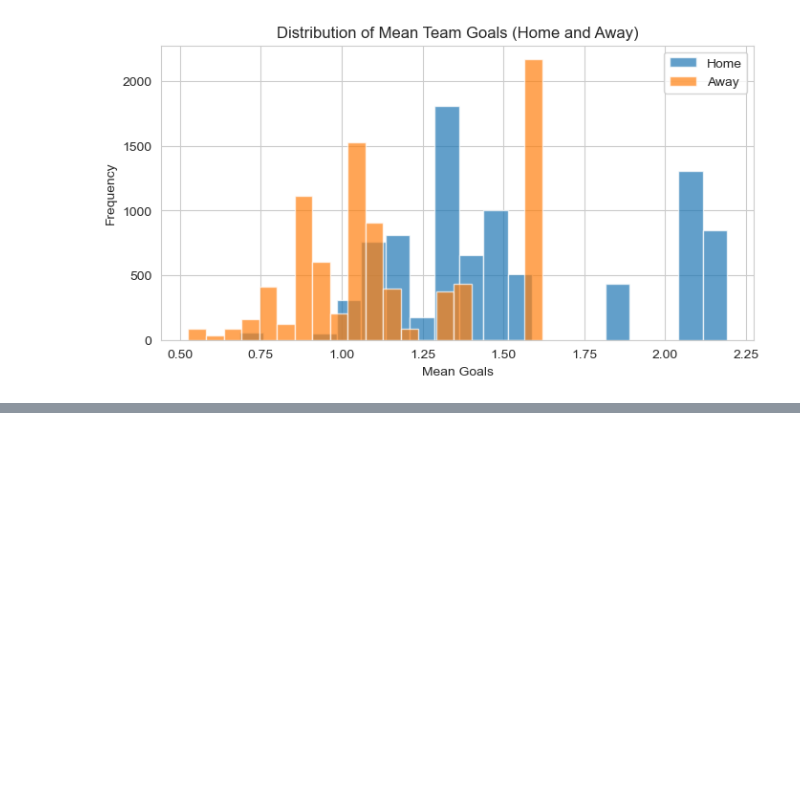
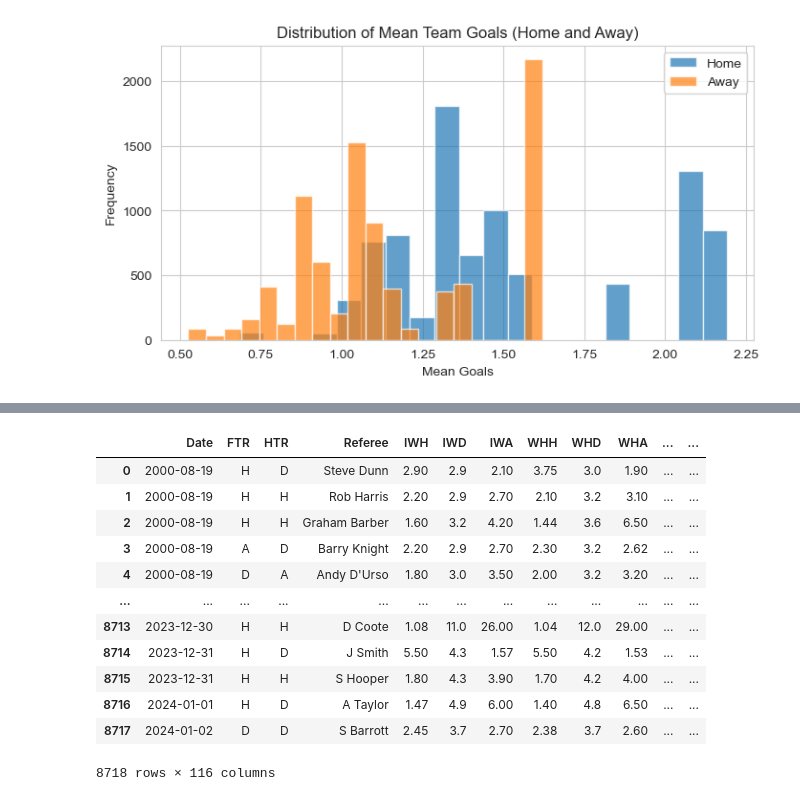
Before and after one commit to Shab00/Over-Under2.5Goals, a Jupyter notebook: notebooks/dataCleaning.ipynb, the cells around one changed output, grey strips where cells are left out. Drawn from its saved outputs; the diff is of its cells as text; code cells hidden in the pictures; blank space fills up the shorter version.

```diff
--- a/notebooks/dataCleaning.ipynb
+++ b/notebooks/dataCleaning.ipynb
@@ -394,0 +545,9 @@ df.to_csv('cleaned_data.csv', index=False)
+# %%
+recent_form_columns = [
+    'Date', 'HomeTeam', 'AwayTeam',
+    'HomeRecentGF', 'HomeRecentGA', 'HomeRecentPts',
+    'AwayRecentGF', 'AwayRecentGA', 'AwayRecentPts'
+]
+df_form = df_with_form[recent_form_columns]
+
+df_model = df_model.merge(df_form, on=['Date', 'HomeTeam', 'AwayTeam'], how='left')
@@ -394,0 +699,16 @@ df.to_csv('cleaned_data.csv', index=False)
+# %%
+df_model
+# %% [output]
+|  | Date | FTR | HTR | Referee | IWH | IWD | IWA | WHH | WHD | WHA | ... | ... |
+| 0 | 2000-08-19 | H | D | Steve Dunn | 2.90 | 2.9 | 2.10 | 3.75 | 3.0 | 1.90 | ... | ... |
+| 1 | 2000-08-19 | H | H | Rob Harris | 2.20 | 2.9 | 2.70 | 2.10 | 3.2 | 3.10 | ... | ... |
+| 2 | 2000-08-19 | H | H | Graham Barber | 1.60 | 3.2 | 4.20 | 1.44 | 3.6 | 6.50 | ... | ... |
+| 3 | 2000-08-19 | A | D | Barry Knight | 2.20 | 2.9 | 2.70 | 2.30 | 3.2 | 2.62 | ... | ... |
+| 4 | 2000-08-19 | D | A | Andy D'Urso | 1.80 | 3.0 | 3.50 | 2.00 | 3.2 | 3.20 | ... | ... |
+| ... | ... | ... | ... | ... | ... | ... | ... | ... | ... | ... | ... | ... |
+| 8713 | 2023-12-30 | H | H | D Coote | 1.08 | 11.0 | 26.00 | 1.04 | 12.0 | 29.00 | ... | ... |
+| 8714 | 2023-12-31 | H | D | J Smith | 5.50 | 4.3 | 1.57 | 5.50 | 4.2 | 1.53 | ... | ... |
+| 8715 | 2023-12-31 | H | H | S Hooper | 1.80 | 4.3 | 3.90 | 1.70 | 4.2 | 4.00 | ... | ... |
+| 8716 | 2024-01-01 | H | D | A Taylor | 1.47 | 4.9 | 6.00 | 1.40 | 4.8 | 6.50 | ... | ... |
+| 8717 | 2024-01-02 | D | D | S Barrott | 2.45 | 3.7 | 2.70 | 2.38 | 3.7 | 2.60 | ... | ... |
+8718 rows × 116 columns
```
Also changed, not shown: parts of 27 cells of this notebook, 5 other files.
